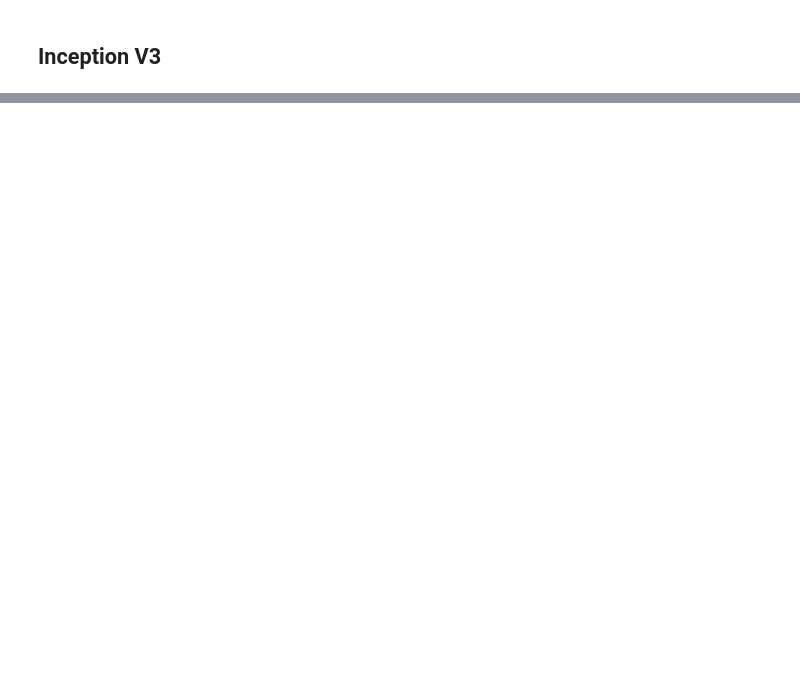
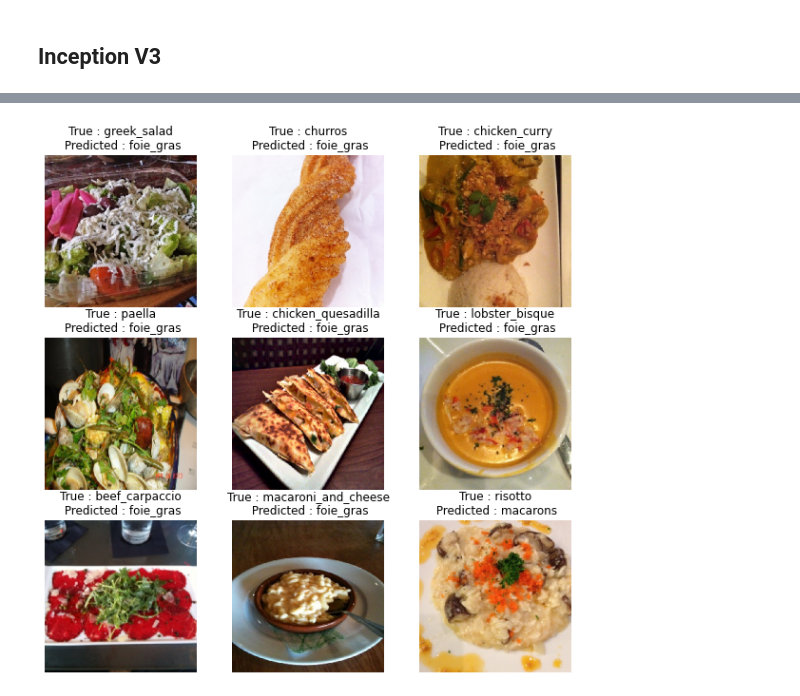
Before and after one commit to hrialan/applied-deep-learning-project, a Jupyter notebook: results_analysis.ipynb, the cells around one changed output, grey strips where cells are left out. Cells and saved outputs as stored; diff of their text form; code cells hidden in the pictures; blank space fills up the shorter version.

```diff
--- a/results_analysis.ipynb
+++ b/results_analysis.ipynb
@@ -25,0 +42,14 @@ Running on localhost
+# %%
+train_data = train_data_generator.flow_from_directory(
+    data_dir,
+    target_size = (img_width, img_height),
+    batch_size = batch_size,
+    class_mode = 'categorical',
+    subset = 'training')
+
+val_data = test_data_generator.flow_from_directory(
+    data_dir,
+    target_size = (img_width, img_height),
+    batch_size = batch_size,
+    class_mode='categorical',
+    subset = 'validation')
@@ -27,0 +222,2 @@ Running on localhost
+# %%
+inveptionV3 = keras.models.load_model('saved_models/inceptionV3_15epochs')
@@ -27,0 +268,5 @@ Running on localhost
+# %%
+missclassified = find_missclassified(inveptionV3)
+plot_missclassified(missclassified)
+# %% [output]
+[figure, added]
```
Also changed, not shown: parts of 14 cells of this notebook.
